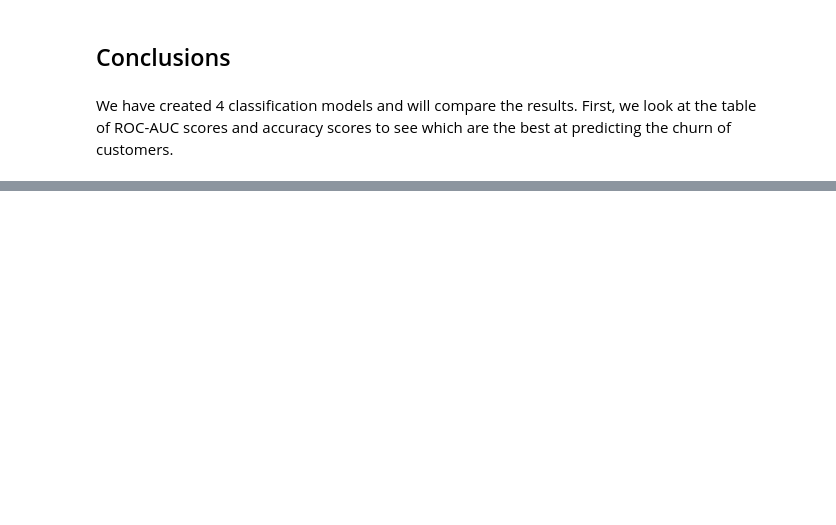
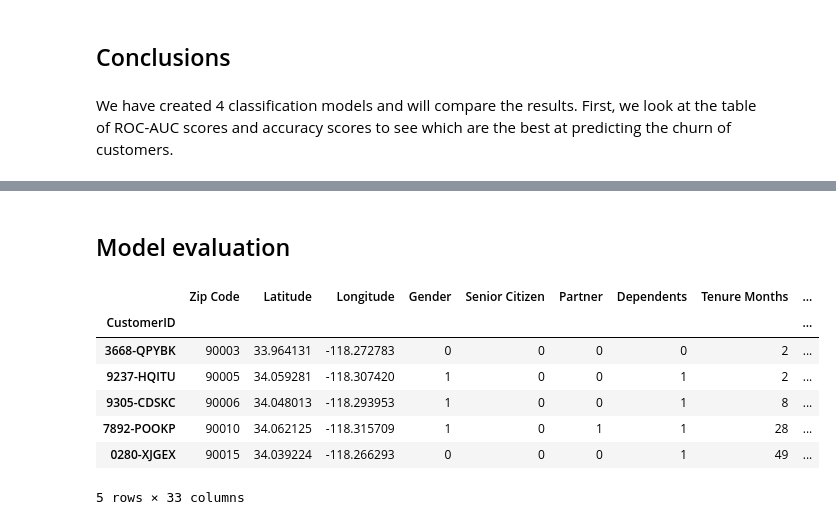
Before and after one commit to dvanheeswijk/Springboard, a Jupyter notebook: Capstone_3/Capstone 3 - Preprocessing and Modeling.ipynb, the cells around one changed output, grey strips where cells are left out. Saved outputs shown, nothing was run; the diff lists cells and outputs as text; code cells hidden in the pictures; blank space fills up the shorter version.

```diff
--- a/Capstone_3/Capstone 3 - Preprocessing and Modeling.ipynb
+++ b/Capstone_3/Capstone 3 - Preprocessing and Modeling.ipynb
@@ -443,0 +501,21 @@ best_model = ridge
+# %% [markdown]
+## Model evaluation
+# %%
+prediction_list = ridge.predict(X)
+# %%
+df_data = X.copy()
+df_data['Prediction'] = prediction_list
+df_data['Churn Value'] = y
+# %%
+df_data['Count'] = 1
+# %%
+df_data.head()
+# %% [output]
+|  | Zip Code | Latitude | Longitude | Gender | Senior Citizen | Partner | Dependents | Tenure Months | ... |
+| CustomerID |  |  |  |  |  |  |  |  | ... |
+| 3668-QPYBK | 90003 | 33.964131 | -118.272783 | 0 | 0 | 0 | 0 | 2 | ... |
+| 9237-HQITU | 90005 | 34.059281 | -118.307420 | 1 | 0 | 0 | 1 | 2 | ... |
+| 9305-CDSKC | 90006 | 34.048013 | -118.293953 | 1 | 0 | 0 | 1 | 8 | ... |
+| 7892-POOKP | 90010 | 34.062125 | -118.315709 | 1 | 0 | 1 | 1 | 28 | ... |
+| 0280-XJGEX | 90015 | 34.039224 | -118.266293 | 0 | 0 | 0 | 1 | 49 | ... |
+5 rows × 33 columns
```
Also changed, not shown: parts of 51 cells of this notebook, 7 other files.
